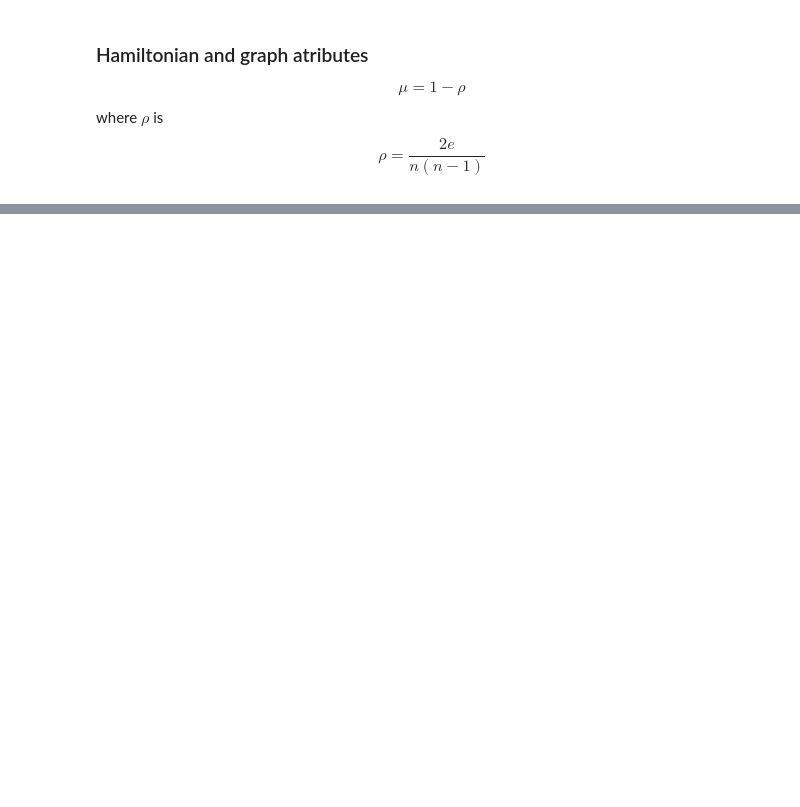
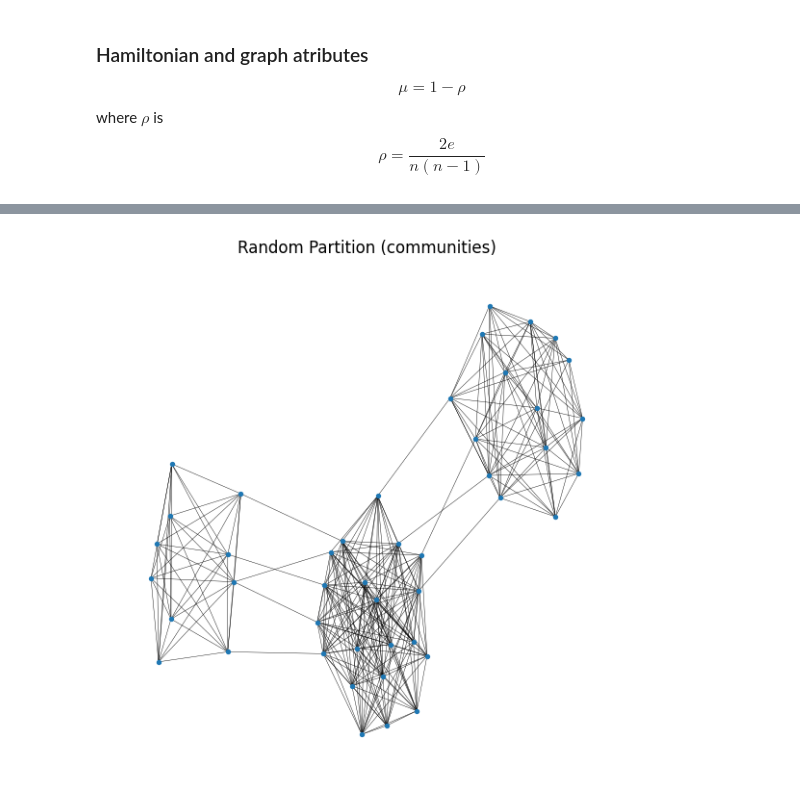
Before and after one commit to SamSaladino/Effective-Topological-Coverage-ETC, a Jupyter notebook: examples/1_tutorial_h_ examples.ipynb, the cells around one changed output, grey strips where cells are left out. Saved outputs shown, nothing was run; the diff lists cells and outputs as text; code cells hidden in the pictures; blank space fills up the shorter version.

```diff
--- a/examples/1_tutorial_h_ examples.ipynb
+++ b/examples/1_tutorial_h_ examples.ipynb
@@ -50 +143,5 @@ G = nx.path_graph(20)
+# %%
+show_graph(Gs[7][1], title=Gs[7][0])
+# %% [output]
+[figure, added]
 # %%
```
Also changed, not shown: parts of 28 cells of this notebook, 3 other files.
